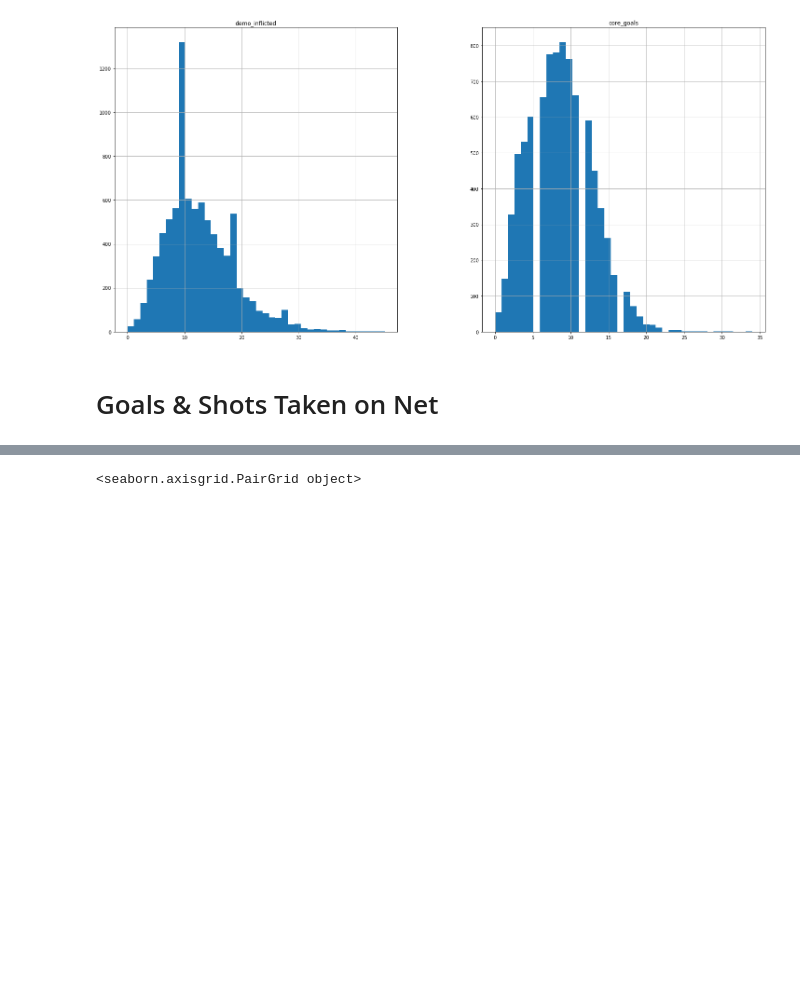
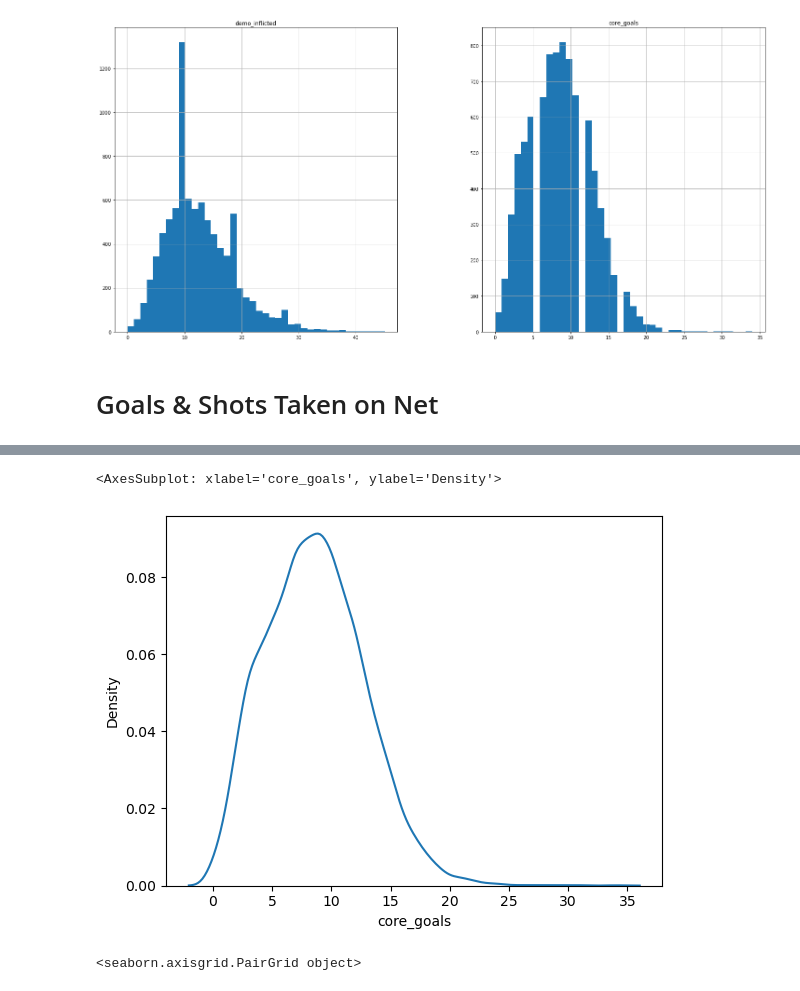
Before and after one commit to ahmadsm1/Rocket-League-Winning-Strategies, a Jupyter notebook: notebooks/analysis2.ipynb, the cells around one changed output, grey strips where cells are left out. Saved outputs shown, nothing was run; the diff lists cells and outputs as text; code cells hidden in the pictures; blank space fills up the shorter version.

```diff
--- a/notebooks/analysis2.ipynb
+++ b/notebooks/analysis2.ipynb
@@ -67,3 +80,8 @@ array([[<AxesSubplot:title={'center':'demo_inflicted'}>,
+# %%
+sns.kdeplot(data_set['core_goals'])
+# %% [output]
+<AxesSubplot: xlabel='core_goals', ylabel='Density'>
+[figure, added]
 # %%
 z = sns.pairplot(
     data_set,
```
Also changed, not shown: parts of 19 cells of this notebook, 1 other file.
